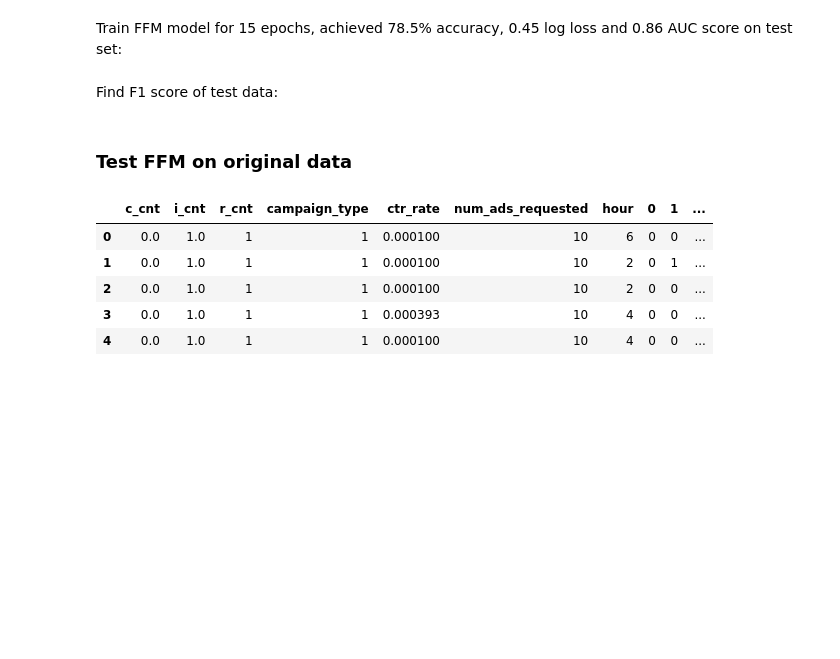
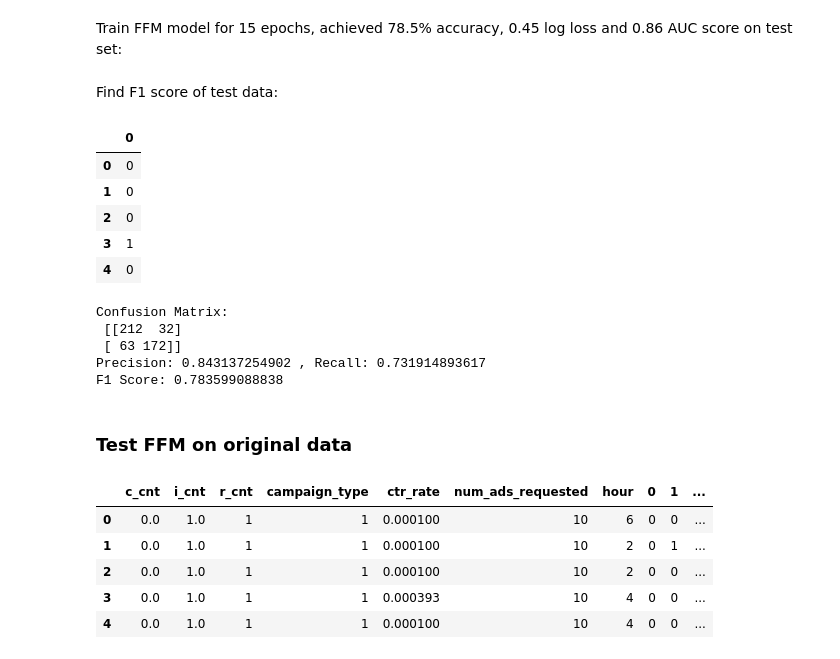
Before and after one commit to learning-machine-learning/polymorph-ua, a Jupyter notebook: Ensembles&FFM_Boris.ipynb, the cells around one changed output. Drawn from its saved outputs; the diff is of its cells as text; code cells hidden in the pictures; blank space fills up the shorter version.

Commit message:
calculate f1 score for FFM on test set

```diff
--- a/Ensembles&FFM_Boris.ipynb
+++ b/Ensembles&FFM_Boris.ipynb
@@ -540,12 +544,28 @@ Find F1 score of test data:
+# %%
+y_pred_ffm = pd.read_csv('output.txt', header = None)
+y_pred_ffm.head()
+# %% [output]
+|  | 0 |
+| 0 | 0 |
+| 1 | 0 |
+| 2 | 0 |
+| 3 | 1 |
+| 4 | 0 |
 # %%
-# confusion = confusion_matrix(y_test, y_pred) #00 - TN, 10 - FN, 01 - FP, 11 - TP
-# confusion
+confusion_ffm = confusion_matrix(test_ffm_transformed['c_cnt'], y_pred_ffm) #00 - TN, 10 - FN, 01 - FP, 11 - TP
+print("Confusion Matrix:\n", confusion_ffm)
 
-# precision = confusion[1][1] / (confusion[1][1] + confusion[0][1])
-# recall = confusion[1][1] / (confusion[1][1] + confusion[1][0])
-# precision, recall
+precision_ffm = confusion_ffm[1][1] / (confusion_ffm[1][1] + confusion_ffm[0][1])
+recall_ffm = confusion_ffm[1][1] / (confusion_ffm[1][1] + confusion_ffm[1][0])
+print("Precision:", precision_ffm, ", Recall:", recall_ffm)
 
-# f1_score(y_test, y_pred)
+print("F1 Score:", f1_score(test_ffm_transformed['c_cnt'], y_pred_ffm)) #much better F1 score!
+# %% [output]
+Confusion Matrix:
+ [[212  32]
+ [ 63 172]]
+Precision: 0.843137254902 , Recall: 0.731914893617
+F1 Score: 0.783599088838
 # %% [markdown]
 ### Test FFM on original data
 # %%
```
Also changed, not shown: parts of 20 cells of this notebook.
